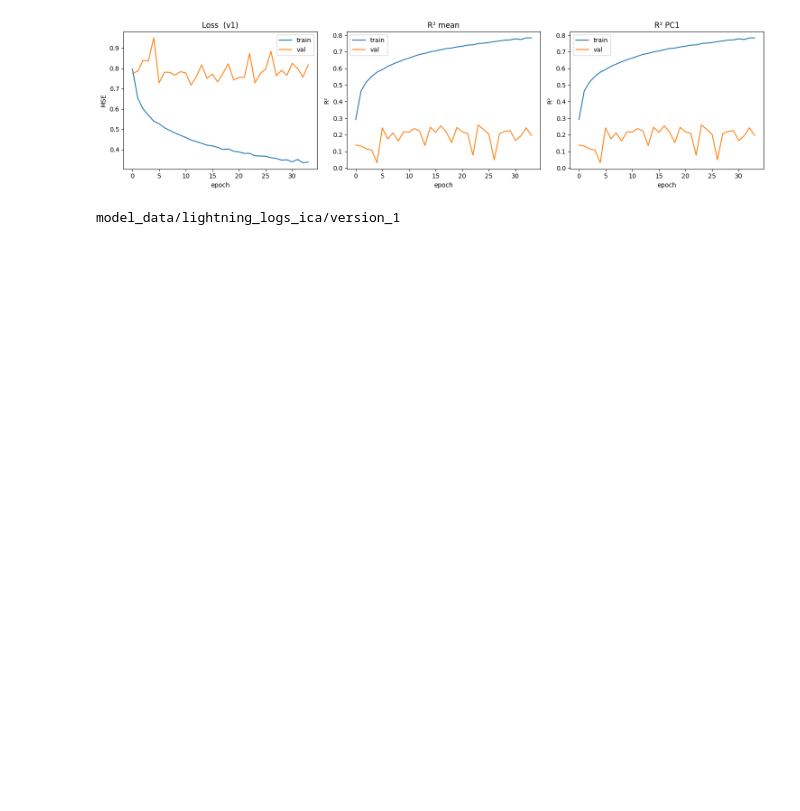
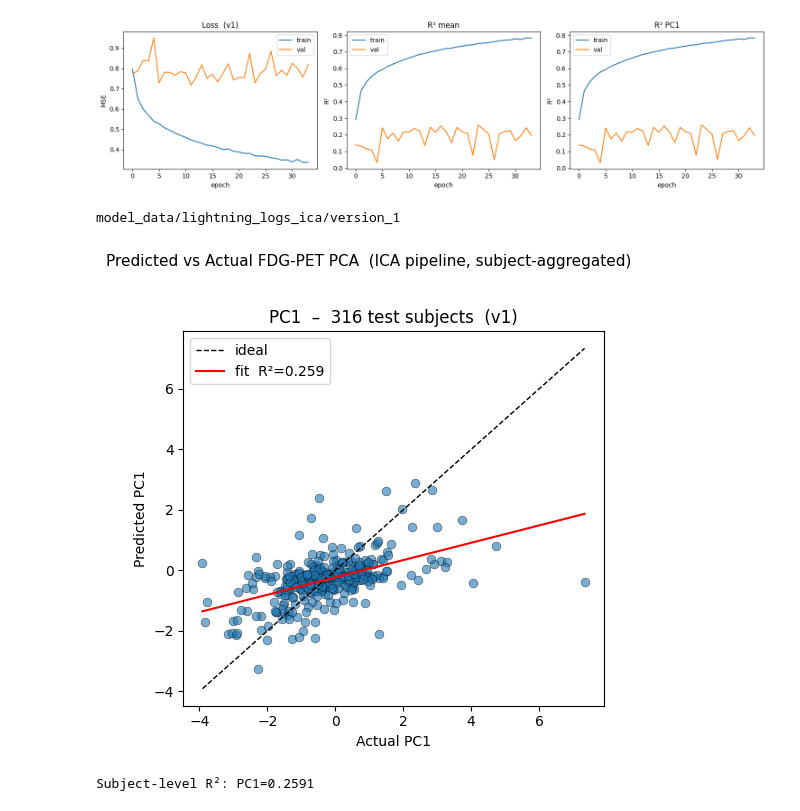
Before and after one commit to william2952/EEG_FDG_dementia, a Jupyter notebook: model_lightning_ica.ipynb, the cells around one changed output. Drawn from its saved outputs; the diff is of its cells as text; code cells hidden in the pictures; blank space fills up the shorter version.

```diff
--- a/model_lightning_ica.ipynb
+++ b/model_lightning_ica.ipynb
@@ -296,3 +295,61 @@ print(log_dir)
 # %% [output]
 [figure]
 model_data/lightning_logs_ica/version_1
+# %%
+ckpt_path = Path(f"model_data/models_ica/best-v1.ckpt")
+device = torch.device("mps")
+eval_model = EEGRegressor.load_from_checkpoint(ckpt_path, n_channels=8, n_outputs=N_PCA).to(device)
+eval_model.eval()
+
+# Collect predictions on test set
+all_preds, all_targets, all_subj = [], [], []
+with torch.no_grad():
+    for x, y, subj in test_loader:
+        pred = eval_model.net(x.to(device))
+        all_preds.append(pred.cpu())
+        all_targets.append(y.cpu())
+        all_subj.append(subj.cpu())
+
+preds   = torch.cat(all_preds).numpy()    # (N_windows, N_PCA)
+targets = torch.cat(all_targets).numpy()  # (N_windows, N_PCA)
+subjs   = torch.cat(all_subj).numpy()     # (N_windows,)
+
+subj_ids = np.unique(subjs)
+agg_pred   = np.stack([preds[subjs == s].mean(0)   for s in subj_ids])
+agg_target = np.stack([targets[subjs == s].mean(0) for s in subj_ids])
+
+mu, sigma = train_ds.target_mean, train_ds.target_std
+agg_pred_raw   = agg_pred   * sigma + mu
+agg_target_raw = agg_target * sigma + mu
+
+# --- Plots ---
+pc_labels = [f"PC{i+1}" for i in range(N_PCA)]
+fig, axes = plt.subplots(1, N_PCA, figsize=(5 * N_PCA, 5))
+if N_PCA == 1:
+    axes = [axes]
+
+for i, (ax, label) in enumerate(zip(axes, pc_labels)):
+    x_vals = agg_target_raw[:, i]
+    y_vals = agg_pred_raw[:, i]
+    r2 = r2_score(x_vals, y_vals)
+    ax.scatter(x_vals, y_vals, alpha=0.6, edgecolors="k", linewidths=0.4, s=40)
+    lo, hi = min(x_vals.min(), y_vals.min()), max(x_vals.max(), y_vals.max())
+    ax.plot([lo, hi], [lo, hi], "k--", lw=1, label="ideal")
+    m, b = np.polyfit(x_vals, y_vals, 1)
+    xs = np.linspace(lo, hi, 100)
+    ax.plot(xs, m * xs + b, "r-", lw=1.5, label=f"fit  R²={r2:.3f}")
+
+    ax.set(xlabel=f"Actual {label}", ylabel=f"Predicted {label}",
+           title=f"{label}  –  {len(subj_ids)} test subjects  (v{SCATTER_VERSION})")
+    ax.legend()
+
+plt.suptitle("Predicted vs Actual FDG-PET PCA  (ICA pipeline, subject-aggregated)",
+             fontsize=11, y=1.02)
+plt.tight_layout()
+plt.show()
+
+print(f"Subject-level R²: " + "  ".join(f"{label}={r2_score(agg_target_raw[:,i], agg_pred_raw[:,i]):.4f}"
+                                          for i, label in enumerate(pc_labels)))
+# %% [output]
+[figure, added]
+Subject-level R²: PC1=0.2591
```
Also changed, not shown: parts of 1 cell of this notebook, 1 other file.
